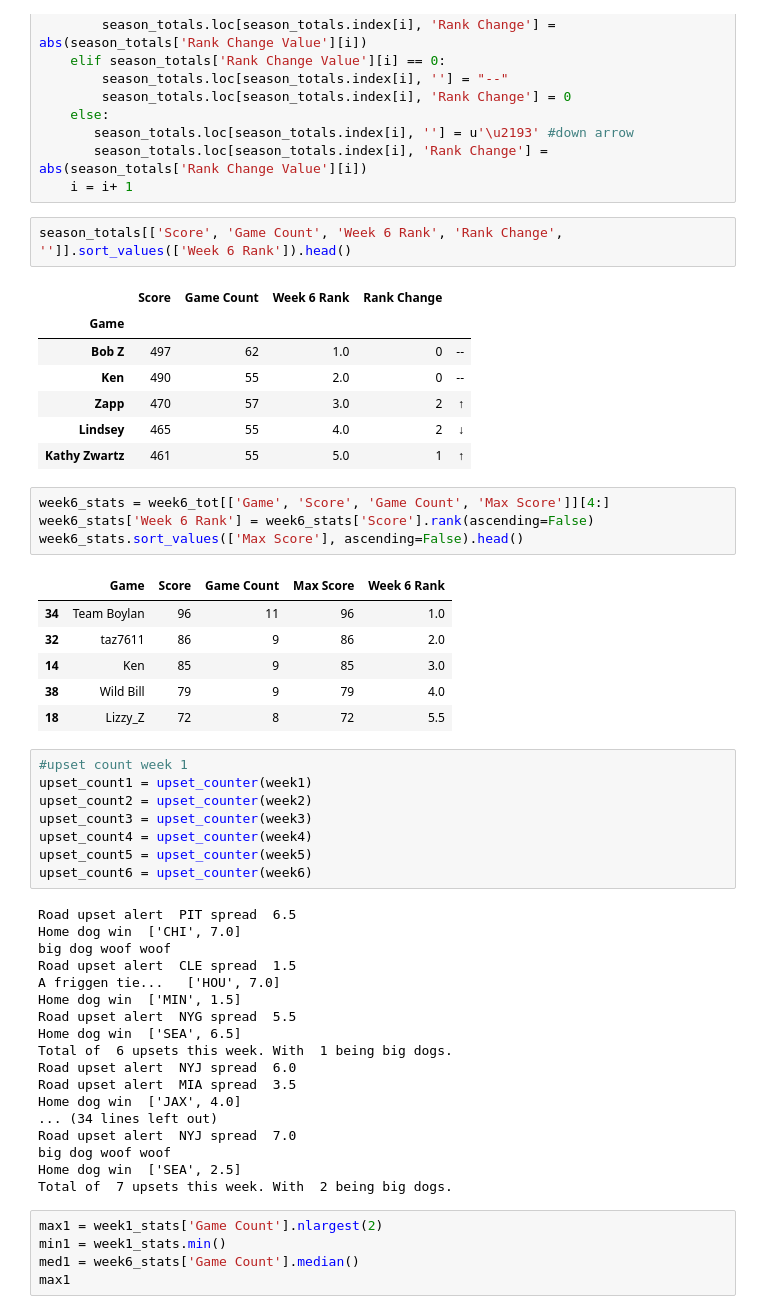
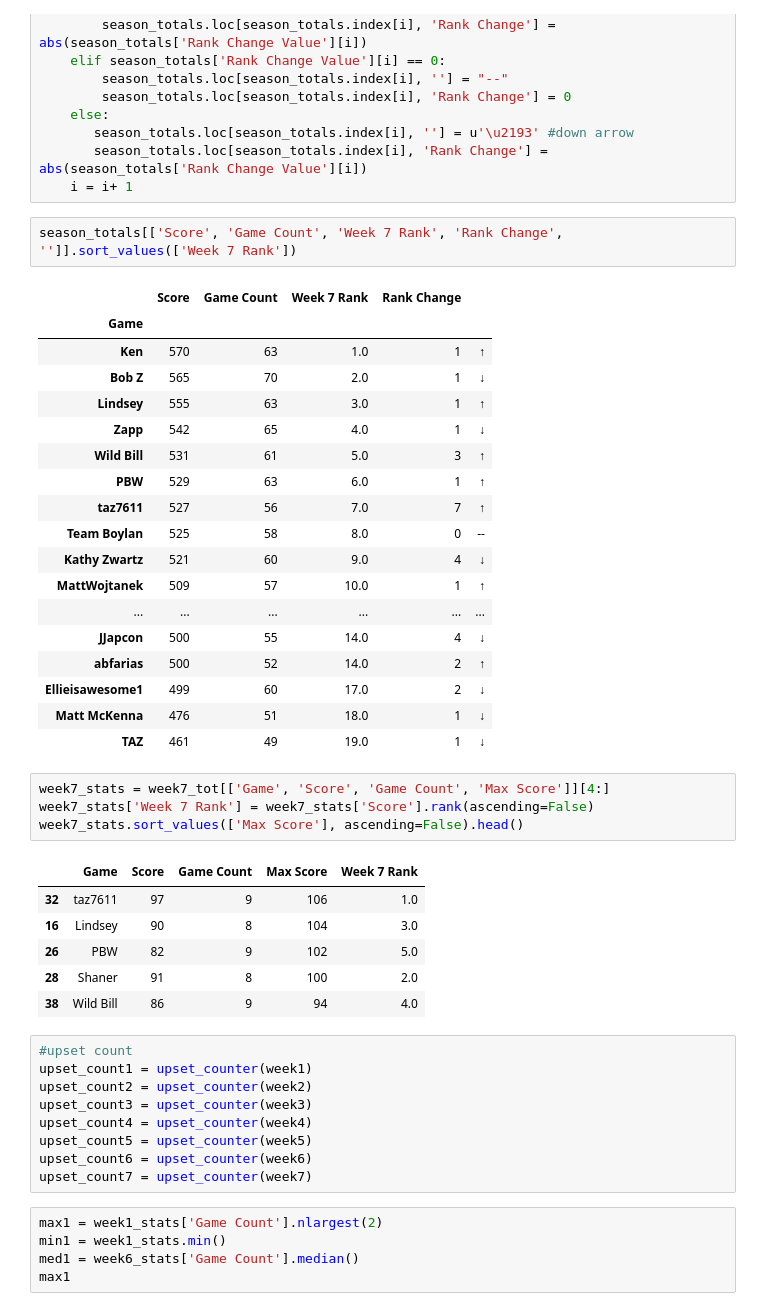
Before and after one commit to michaelzwartz/Confidence-pool, a Jupyter notebook: pool_notebook.ipynb, the cells around one changed output. Saved outputs shown, nothing was run; the diff lists cells and outputs as text.

```diff
--- a/pool_notebook.ipynb
+++ b/pool_notebook.ipynb
@@ -168,52 +176,46 @@ while i < len(season_totals.index):
        season_totals.loc[season_totals.index[i], 'Rank Change'] = abs(season_totals['Rank Change Value'][i])
     i = i+ 1
 # %%
-season_totals[['Score', 'Game Count', 'Week 6 Rank', 'Rank Change', '']].sort_values(['Week 6 Rank']).head()
+season_totals[['Score', 'Game Count', 'Week 7 Rank', 'Rank Change', '']].sort_values(['Week 7 Rank'])
 # %% [output]
-|  | Score | Game Count | Week 6 Rank | Rank Change |  |
+|  | Score | Game Count | Week 7 Rank | Rank Change |  |
 | Game |  |  |  |  |  |
-| Bob Z | 497 | 62 | 1.0 | 0 | -- |
-| Ken | 490 | 55 | 2.0 | 0 | -- |
-| Zapp | 470 | 57 | 3.0 | 2 | ↑ |
-| Lindsey | 465 | 55 | 4.0 | 2 | ↓ |
-| Kathy Zwartz | 461 | 55 | 5.0 | 1 | ↑ |
+| Ken | 570 | 63 | 1.0 | 1 | ↑ |
+| Bob Z | 565 | 70 | 2.0 | 1 | ↓ |
+| Lindsey | 555 | 63 | 3.0 | 1 | ↑ |
+| Zapp | 542 | 65 | 4.0 | 1 | ↓ |
+| Wild Bill | 531 | 61 | 5.0 | 3 | ↑ |
+| PBW | 529 | 63 | 6.0 | 1 | ↑ |
+| taz7611 | 527 | 56 | 7.0 | 7 | ↑ |
+| Team Boylan | 525 | 58 | 8.0 | 0 | -- |
+| Kathy Zwartz | 521 | 60 | 9.0 | 4 | ↓ |
+| MattWojtanek | 509 | 57 | 10.0 | 1 | ↑ |
+| ... | ... | ... | ... | ... | ... |
+| JJapcon | 500 | 55 | 14.0 | 4 | ↓ |
+| abfarias | 500 | 52 | 14.0 | 2 | ↑ |
+| Ellieisawesome1 | 499 | 60 | 17.0 | 2 | ↓ |
+| Matt McKenna | 476 | 51 | 18.0 | 1 | ↓ |
+| TAZ | 461 | 49 | 19.0 | 1 | ↓ |
 # %%
-week6_stats = week6_tot[['Game', 'Score', 'Game Count', 'Max Score']][4:]
-week6_stats['Week 6 Rank'] = week6_stats['Score'].rank(ascending=False)
-week6_stats.sort_values(['Max Score'], ascending=False).head()
+week7_stats = week7_tot[['Game', 'Score', 'Game Count', 'Max Score']][4:]
+week7_stats['Week 7 Rank'] = week7_stats['Score'].rank(ascending=False)
+week7_stats.sort_values(['Max Score'], ascending=False).head()
 # %% [output]
-|  | Game | Score | Game Count | Max Score | Week 6 Rank |
-| 34 | Team Boylan | 96 | 11 | 96 | 1.0 |
-| 32 | taz7611 | 86 | 9 | 86 | 2.0 |
-| 14 | Ken | 85 | 9 | 85 | 3.0 |
-| 38 | Wild Bill | 79 | 9 | 79 | 4.0 |
-| 18 | Lizzy_Z | 72 | 8 | 72 | 5.5 |
+|  | Game | Score | Game Count | Max Score | Week 7 Rank |
+| 32 | taz7611 | 97 | 9 | 106 | 1.0 |
+| 16 | Lindsey | 90 | 8 | 104 | 3.0 |
+| 26 | PBW | 82 | 9 | 102 | 5.0 |
+| 28 | Shaner | 91 | 8 | 100 | 2.0 |
+| 38 | Wild Bill | 86 | 9 | 94 | 4.0 |
 # %%
-#upset count week 1
+#upset count
 upset_count1 = upset_counter(week1)
 upset_count2 = upset_counter(week2)
 upset_count3 = upset_counter(week3)
 upset_count4 = upset_counter(week4)
 upset_count5 = upset_counter(week5)
 upset_count6 = upset_counter(week6)
+upset_count7 = upset_counter(week7)
-# %% [output]
-Road upset alert  PIT spread  6.5
-Home dog win  ['CHI', 7.0]
-big dog woof woof
-Road upset alert  CLE spread  1.5
-A friggen tie...   ['HOU', 7.0]
-Home dog win  ['MIN', 1.5]
-Road upset alert  NYG spread  5.5
-Home dog win  ['SEA', 6.5]
-Total of  6 upsets this week. With  1 being big dogs.
-Road upset alert  NYJ spread  6.0
-Road upset alert  MIA spread  3.5
-Home dog win  ['JAX', 4.0]
-... (34 lines left out)
-Road upset alert  NYJ spread  7.0
-big dog woof woof
-Home dog win  ['SEA', 2.5]
-Total of  7 upsets this week. With  2 being big dogs.
 # %%
 max1 = week1_stats['Game Count'].nlargest(2)
 min1 = week1_stats.min()
```
Also changed, not shown: parts of 4 cells of this notebook, 1 other file.
